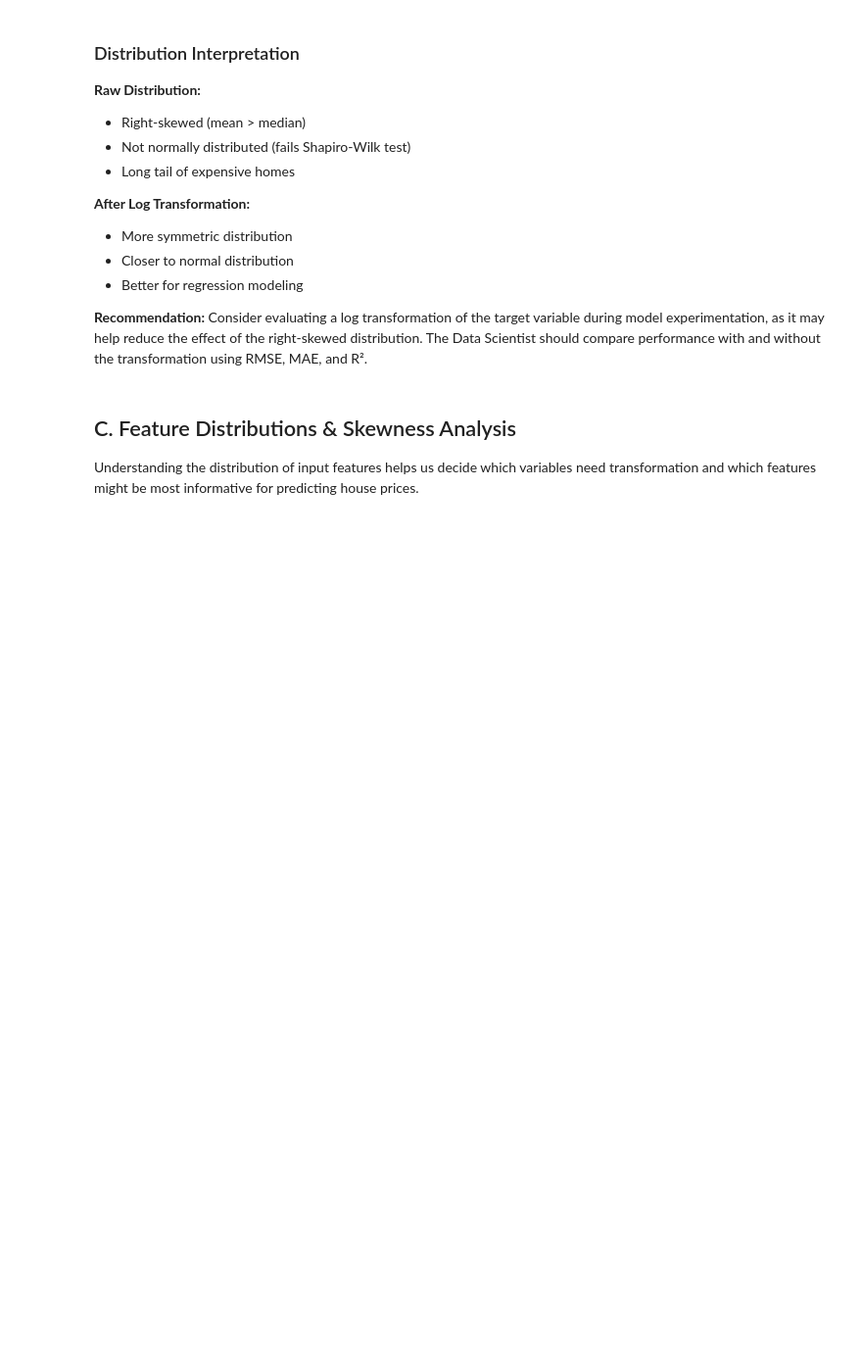
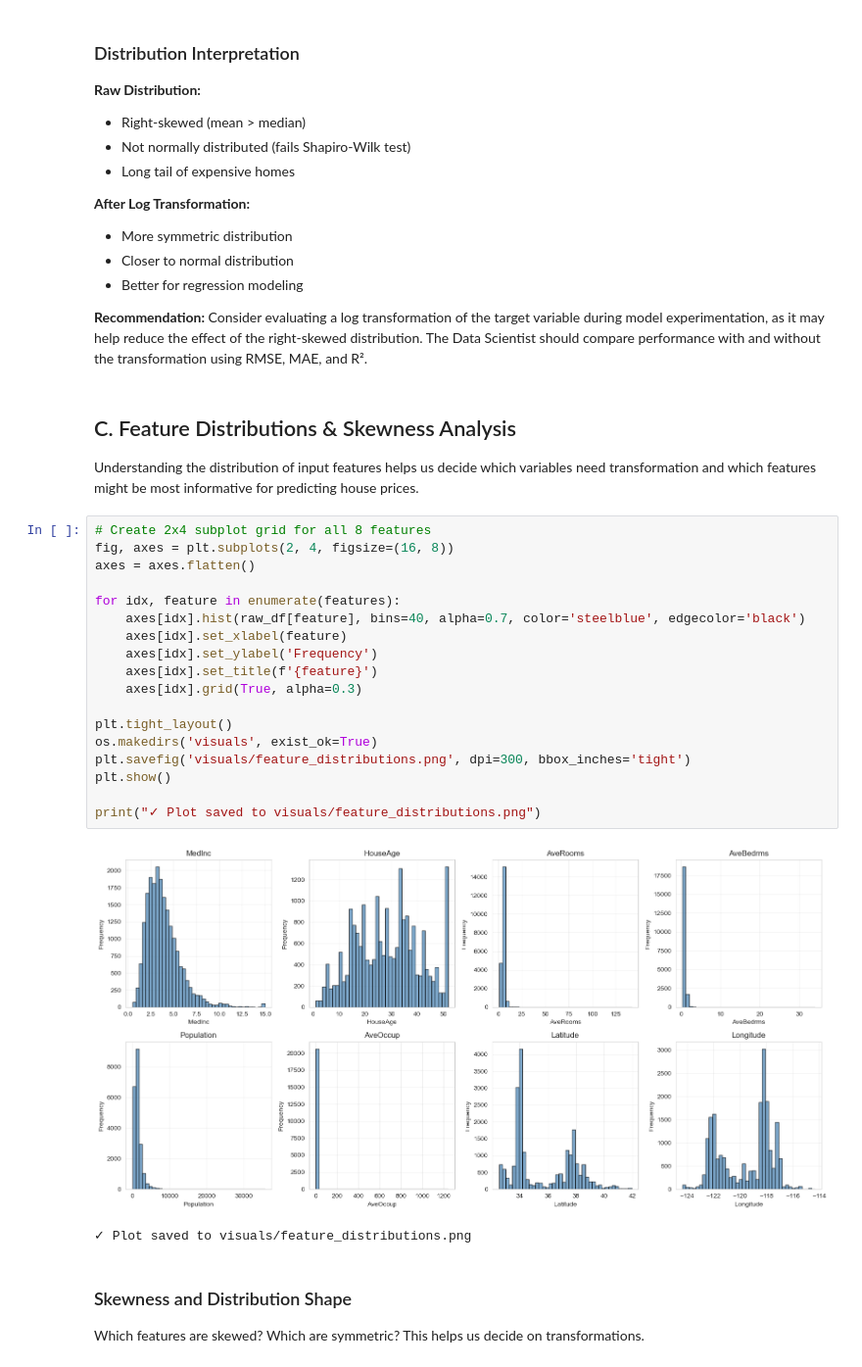
Before and after one commit to gautamivdesai/ML-Final-Lab-Group-10, a Jupyter notebook: notebooks/ML_Project.ipynb, the cells around one changed output. Shown at 98% size. Cells and saved outputs as stored; diff of their text form; blank space fills up the shorter version.

```diff
--- a/notebooks/ML_Project.ipynb
+++ b/notebooks/ML_Project.ipynb
@@ -693,3 +693,28 @@ Consider evaluating a log transformation of the target variable during model exp
 ## C. Feature Distributions & Skewness Analysis
 
 Understanding the distribution of input features helps us decide which variables need transformation and which features might be most informative for predicting house prices.
+# %%
+# Create 2x4 subplot grid for all 8 features
+fig, axes = plt.subplots(2, 4, figsize=(16, 8))
+axes = axes.flatten()
+
+for idx, feature in enumerate(features):
+    axes[idx].hist(raw_df[feature], bins=40, alpha=0.7, color='steelblue', edgecolor='black')
+    axes[idx].set_xlabel(feature)
+    axes[idx].set_ylabel('Frequency')
+    axes[idx].set_title(f'{feature}')
+    axes[idx].grid(True, alpha=0.3)
+
+plt.tight_layout()
+os.makedirs('visuals', exist_ok=True)
+plt.savefig('visuals/feature_distributions.png', dpi=300, bbox_inches='tight')
+plt.show()
+
+print("✓ Plot saved to visuals/feature_distributions.png")
+# %% [output]
+[figure, added]
+✓ Plot saved to visuals/feature_distributions.png
+# %% [markdown]
+### Skewness and Distribution Shape
+
+Which features are skewed? Which are symmetric? This helps us decide on transformations.
```
